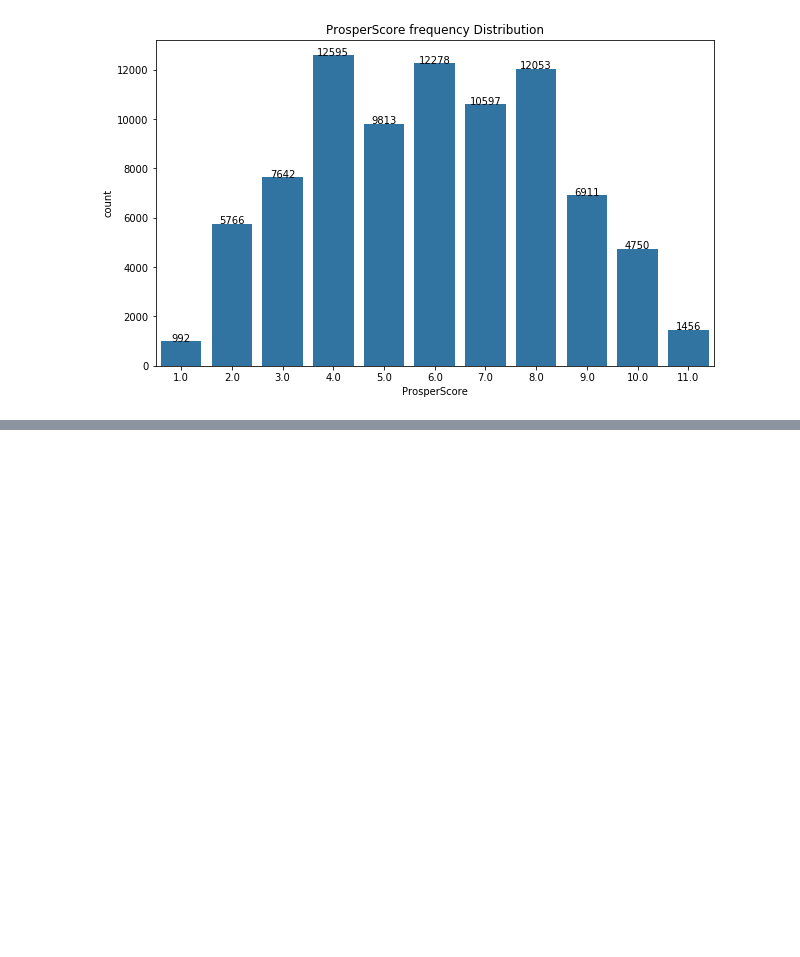
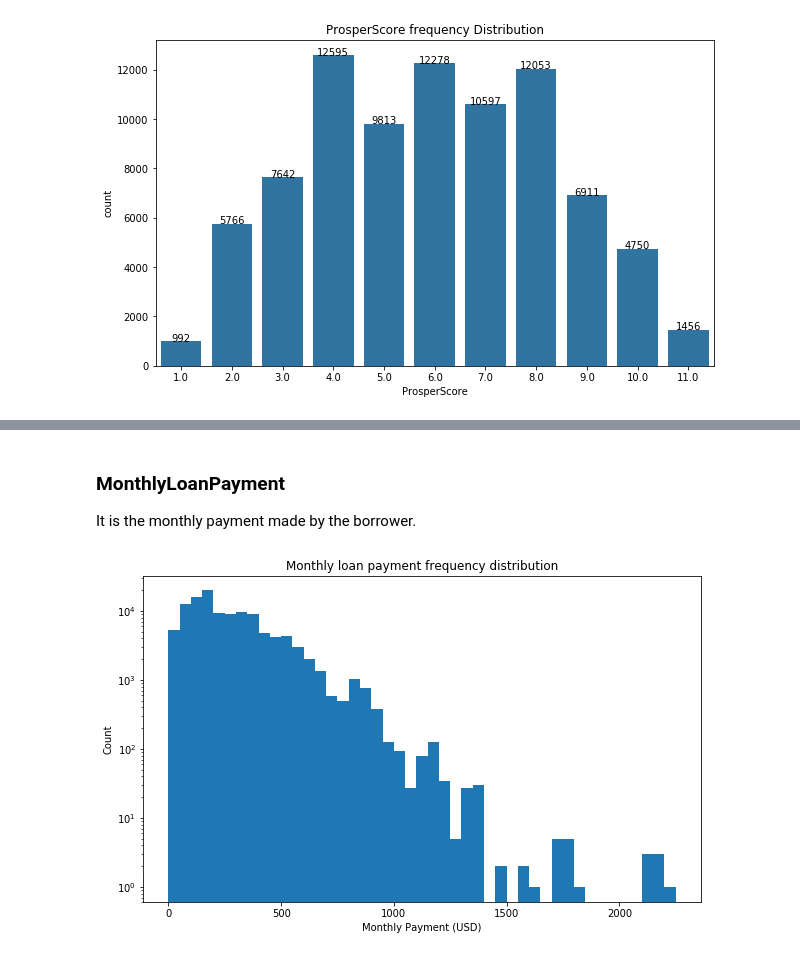
Before and after one commit to bluk16/Udacity-Data-Visualization, a Jupyter notebook: loan_data_exploration.ipynb, the cells around one changed output, grey strips where cells are left out. Drawn from its saved outputs; the diff is of its cells as text; code cells hidden in the pictures; blank space fills up the shorter version.

```diff
--- a/loan_data_exploration.ipynb
+++ b/loan_data_exploration.ipynb
@@ -225,0 +147,20 @@ It is unfortunate that I cannot see any trend because it is interest to see that
+# %% [markdown]
+### MonthlyLoanPayment
+It is the monthly payment made by the borrower.
+# %%
+def log_trans(x, inverse = False):
+    if not inverse:
+        return np.log10(x)
+    else:
+        return np.power(10, x)
+
+plt.figure(figsize=[10, 6]);
+b = np.arange(0,df['MonthlyLoanPayment'].value_counts().index.max(),50)
+plt.hist(data = df, x = 'MonthlyLoanPayment', bins = b);
+
+plt.title('Monthly loan payment frequency distribution');
+plt.xlabel('Monthly Payment (USD)');
+plt.ylabel('Count');
+plt.yscale('log', nonposy='clip');
+# %% [output]
+[figure, added]
```
Also changed, not shown: parts of 43 cells of this notebook, 26 other files.
